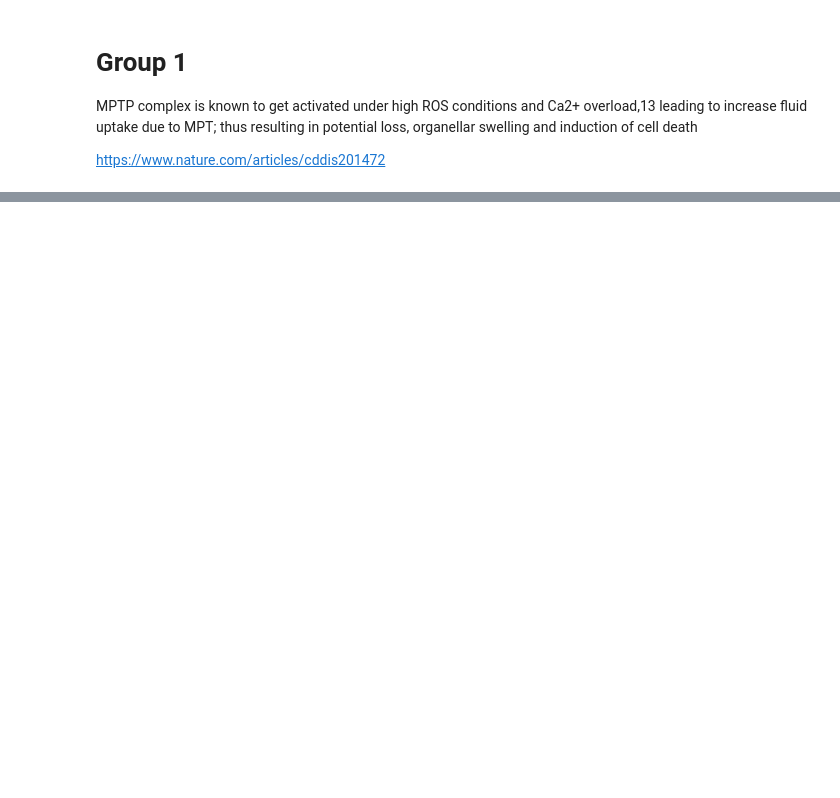
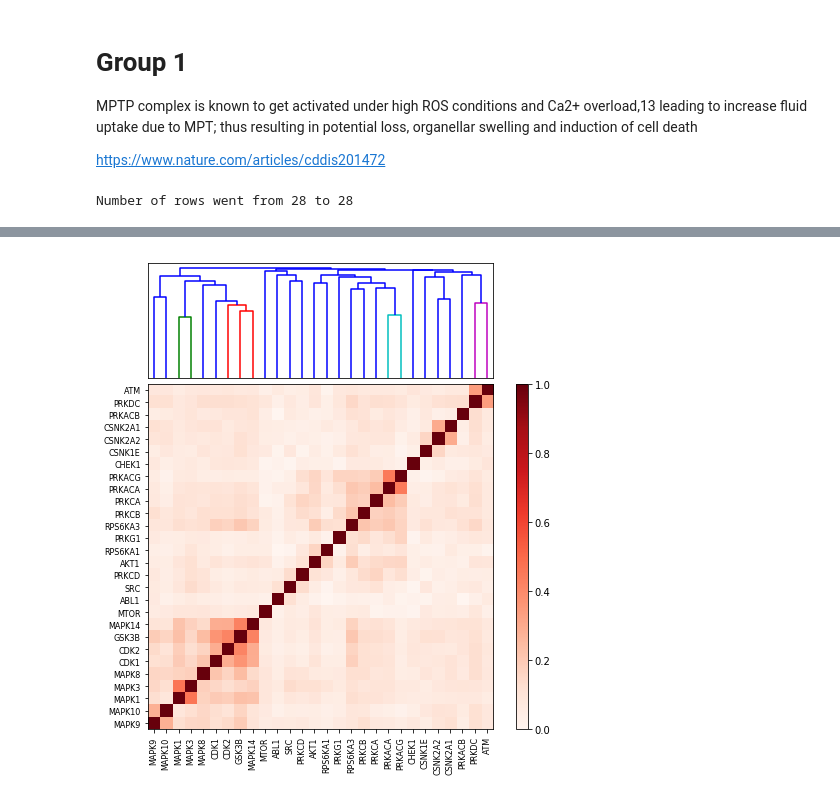
Before and after one commit to LoLab-MSM/MAGINE, a Jupyter notebook: examples/cisplatin/network_subtraction.ipynb, the cells around one changed output, grey strips where cells are left out. Cells and saved outputs as stored; diff of their text form; code cells hidden in the pictures; blank space fills up the shorter version.

```diff
--- a/examples/cisplatin/network_subtraction.ipynb
+++ b/examples/cisplatin/network_subtraction.ipynb
@@ -128,0 +171,5 @@ https://www.nature.com/articles/cddis201472
+# %%
+all_genes = exp_data.ph_silac.sig.label_list
+nodes = set(ddn.nodes)
+missing = all_genes.difference(nodes)
+print(len(missing))
@@ -128,0 +178,20 @@ https://www.nature.com/articles/cddis201472
+# %%
+# remove orfs and non-read transcripts
+print(len(missing))
+missing = set(i for i in missing if not i.startswith('AC') and not '.' in i)
+print(len(missing))
+missing = set(i for i in missing if not i.startswith('RP') and not '.' in i)
+print(len(missing))
+missing = set(i for i in missing if not 'orf' in i)
+print(len(missing))
+mirs = set(i for i in missing if i.startswith('MIR'))
+phospho = set(i.split('_')[0] for i in missing if '(ph' in i)
+print(phospho)
+missing.difference_update(mirs)
+print(len(missing))
+# print(phospho)
+print(len(phospho))
+# print('\n'.join(mirs))
+# %%
+df = e.run(phospho, 'KEA_2015')
+display(df)
@@ -128,0 +206,11 @@ https://www.nature.com/articles/cddis201472
+# %%
+phospho = set(i.split('_')[0] for i in exp_data.ph_silac.sig.label_list if '(ph' in i)
+df = e.run(phospho, 'KEA_2015')
+df['term_name'] = df['term_name'].str.upper()
+df['sample_id'] = 1
+df.filter_multi(p_value=0.05, combined_score=1, inplace=True)
+df.remove_redundant(inplace=True)
+display(df)
+df.dist_matrix();
+# %% [output]
+Number of rows went from 28 to 28
@@ -128,0 +234 @@ https://www.nature.com/articles/cddis201472
+[figure, added]
```
Also changed, not shown: parts of 28 cells of this notebook, 2 other files.
